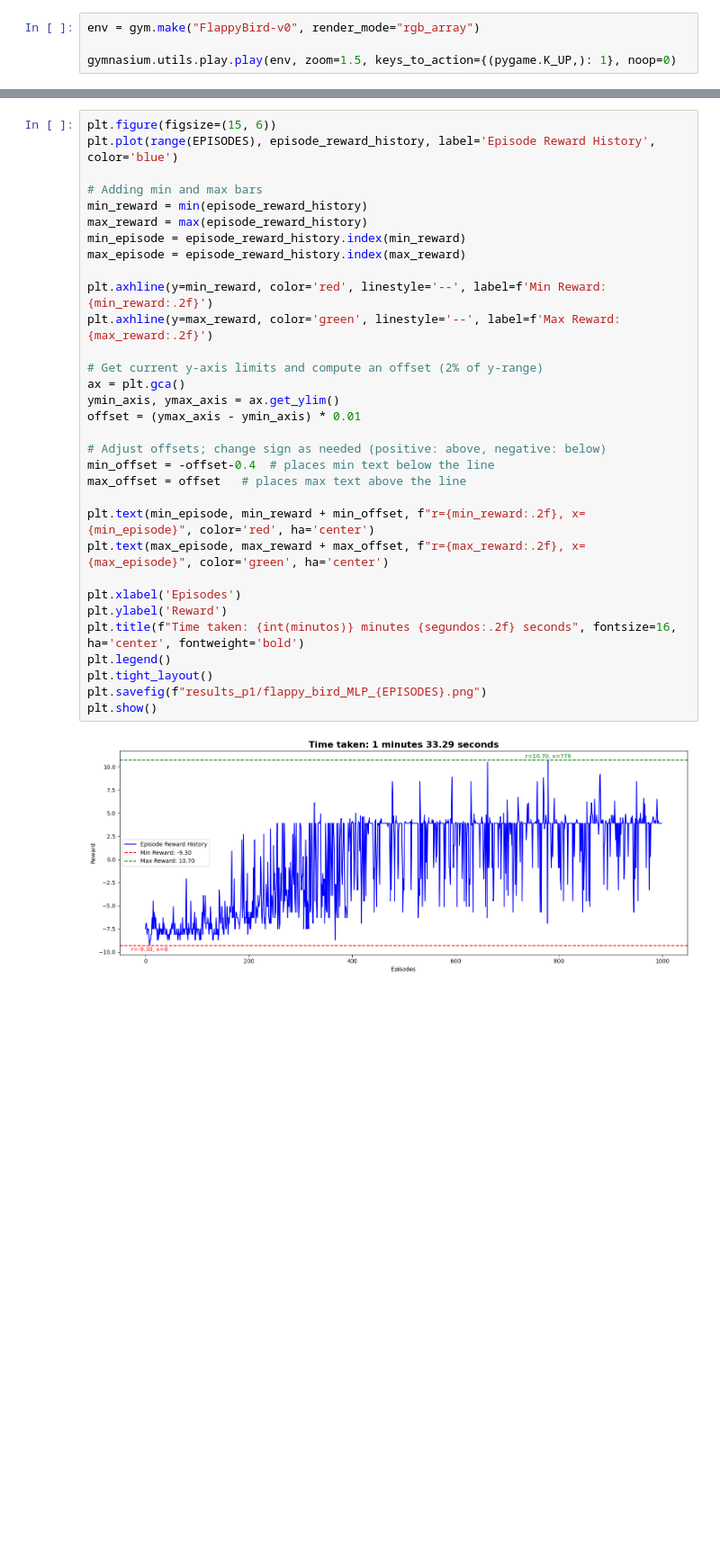
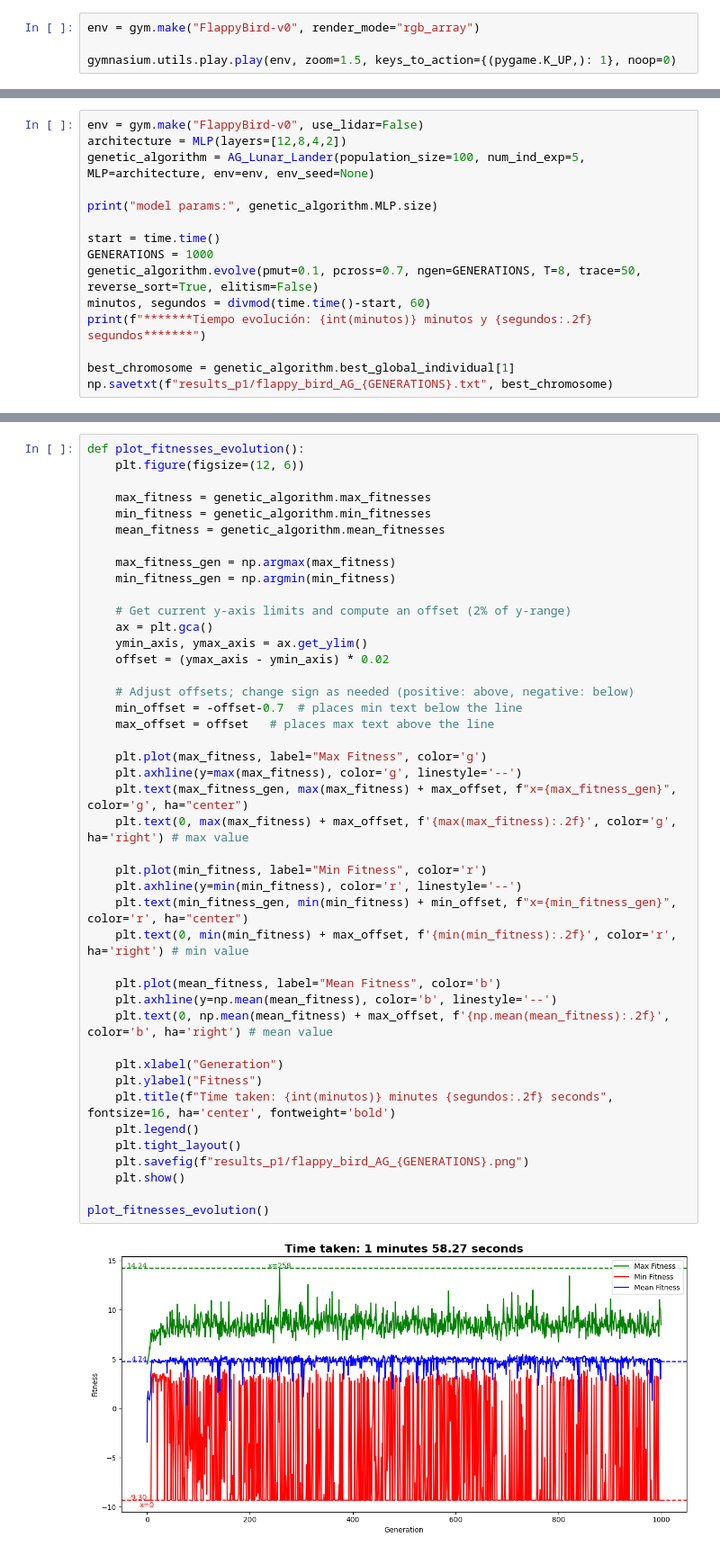
Before and after one commit to pintamonas4575/RLGAN-project-MAADM-UPM, a Jupyter notebook: RLGAN-p1-FB.ipynb, the cells around one changed output, grey strips where cells are left out. Shown: that part at 90% size. Drawn from its saved outputs; the diff is of its cells as text; blank space fills up the shorter version.

Commit message:
añadido el plot de la evolución

```diff
--- a/RLGAN-p1-FB.ipynb
+++ b/RLGAN-p1-FB.ipynb
@@ -133,0 +52,15 @@ Episode 1000, Episode Reward: 3.8999999999999986
+# %%
+env = gym.make("FlappyBird-v0", use_lidar=False)
+architecture = MLP(layers=[12,8,4,2])
+genetic_algorithm = AG_Lunar_Lander(population_size=100, num_ind_exp=5, MLP=architecture, env=env, env_seed=None)
+
+print("model params:", genetic_algorithm.MLP.size)
+
+start = time.time()
+GENERATIONS = 1000
+genetic_algorithm.evolve(pmut=0.1, pcross=0.7, ngen=GENERATIONS, T=8, trace=50, reverse_sort=True, elitism=False)
+minutos, segundos = divmod(time.time()-start, 60)
+print(f"*******Tiempo evolución: {int(minutos)} minutos y {segundos:.2f} segundos*******")
+
+best_chromosome = genetic_algorithm.best_global_individual[1]
+np.savetxt(f"results_p1/flappy_bird_AG_{GENERATIONS}.txt", best_chromosome)
@@ -134,35 +87,46 @@ Episode 1000, Episode Reward: 3.8999999999999986
 # %%
-plt.figure(figsize=(15, 6))
-plt.plot(range(EPISODES), episode_reward_history, label='Episode Reward History', color='blue')
+def plot_fitnesses_evolution():
+    plt.figure(figsize=(12, 6))
 
-# Adding min and max bars
-min_reward = min(episode_reward_history)
-max_reward = max(episode_reward_history)
-min_episode = episode_reward_history.index(min_reward)
-max_episode = episode_reward_history.index(max_reward)
+    max_fitness = genetic_algorithm.max_fitnesses
+    min_fitness = genetic_algorithm.min_fitnesses
+    mean_fitness = genetic_algorithm.mean_fitnesses
 
-plt.axhline(y=min_reward, color='red', linestyle='--', label=f'Min Reward: {min_reward:.2f}')
-plt.axhline(y=max_reward, color='green', linestyle='--', label=f'Max Reward: {max_reward:.2f}')
+    max_fitness_gen = np.argmax(max_fitness)
+    min_fitness_gen = np.argmin(min_fitness)
 
-# Get current y-axis limits and compute an offset (2% of y-range)
-ax = plt.gca()
-ymin_axis, ymax_axis = ax.get_ylim()
-offset = (ymax_axis - ymin_axis) * 0.01
+    # Get current y-axis limits and compute an offset (2% of y-range)
+    ax = plt.gca()
+    ymin_axis, ymax_axis = ax.get_ylim()
+    offset = (ymax_axis - ymin_axis) * 0.02
 
-# Adjust offsets; change sign as needed (positive: above, negative: below)
-min_offset = -offset-0.4  # places min text below the line
-max_offset = offset   # places max text above the line
+    # Adjust offsets; change sign as needed (positive: above, negative: below)
+    min_offset = -offset-0.7  # places min text below the line
+    max_offset = offset   # places max text above the line
 
-plt.text(min_episode, min_reward + min_offset, f"r={min_reward:.2f}, x={min_episode}", color='red', ha='center')
-plt.text(max_episode, max_reward + max_offset, f"r={max_reward:.2f}, x={max_episode}", color='green', ha='center')
+    plt.plot(max_fitness, label="Max Fitness", color='g')
+    plt.axhline(y=max(max_fitness), color='g', linestyle='--')
+    plt.text(max_fitness_gen, max(max_fitness) + max_offset, f"x={max_fitness_gen}", color='g', ha="center")
+    plt.text(0, max(max_fitness) + max_offset, f'{max(max_fitness):.2f}', color='g', ha='right') # max value
 
-plt.xlabel('Episodes')
-plt.ylabel('Reward')
-plt.title(f"Time taken: {int(minutos)} minutes {segundos:.2f} seconds", fontsize=16, ha='center', fontweight='bold')
-plt.legend()
-plt.tight_layout()
-plt.savefig(f"results_p1/flappy_bird_MLP_{EPISODES}.png")
-plt.show()
+    plt.plot(min_fitness, label="Min Fitness", color='r')
+    plt.axhline(y=min(min_fitness), color='r', linestyle='--')
+    plt.text(min_fitness_gen, min(min_fitness) + min_offset, f"x={min_fitness_gen}", color='r', ha="center")
+    plt.text(0, min(min_fitness) + max_offset, f'{min(min_fitness):.2f}', color='r', ha='right') # min value
+
+    plt.plot(mean_fitness, label="Mean Fitness", color='b')
+    plt.axhline(y=np.mean(mean_fitness), color='b', linestyle='--')
+    plt.text(0, np.mean(mean_fitness) + max_offset, f'{np.mean(mean_fitness):.2f}', color='b', ha='right') # mean value
+
+    plt.xlabel("Generation")
+    plt.ylabel("Fitness")
+    plt.title(f"Time taken: {int(minutos)} minutes {segundos:.2f} seconds", fontsize=16, ha='center', fontweight='bold')
+    plt.legend()
+    plt.tight_layout()
+    plt.savefig(f"results_p1/flappy_bird_AG_{GENERATIONS}.png")
+    plt.show()
+
+plot_fitnesses_evolution()
 # %% [output]
-[figure, old version]
+[figure, new version]
 # %% [markdown]
```
Also changed, not shown: parts of 13 cells of this notebook, 5 other files.
